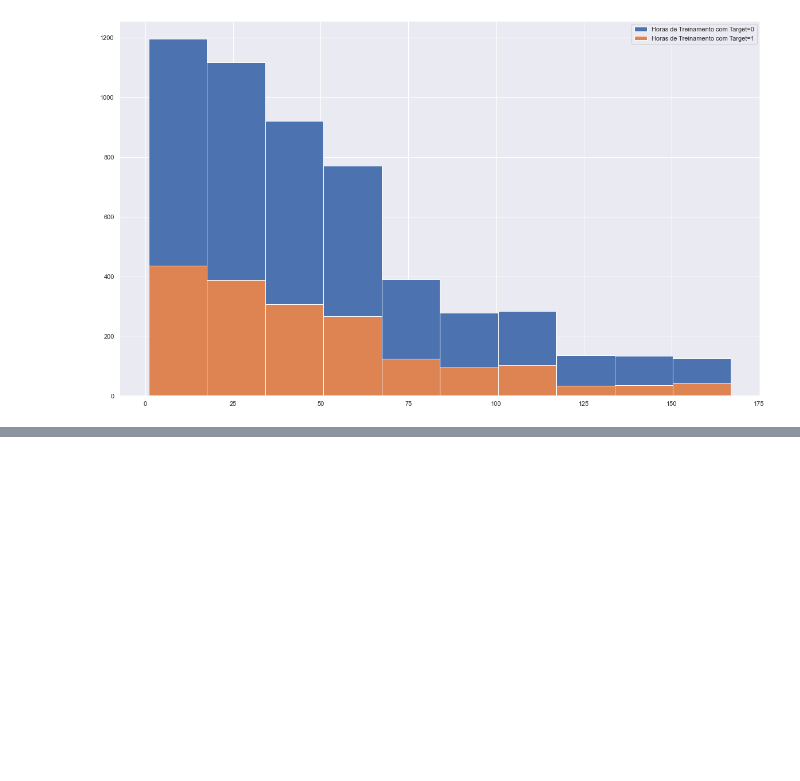
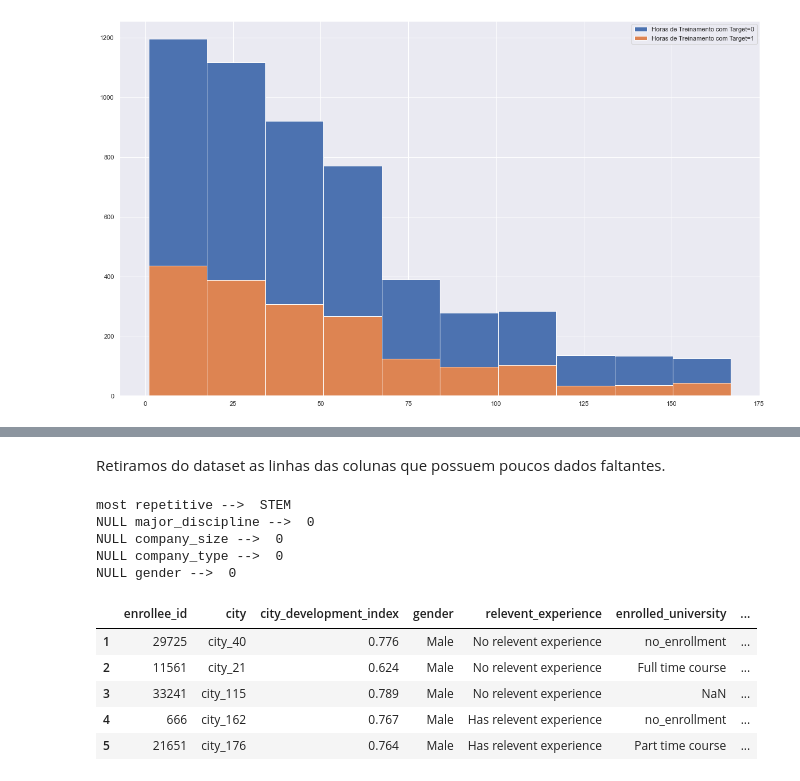
Before and after one commit to lucianogarim/HR-Analytics-Job-Change-of-Data-Scientists, a Jupyter notebook: trabalho.ipynb, the cells around one changed output, grey strips where cells are left out. Saved outputs shown, nothing was run; the diff lists cells and outputs as text; code cells hidden in the pictures; blank space fills up the shorter version.

```diff
--- a/trabalho.ipynb
+++ b/trabalho.ipynb
@@ -97,0 +104,2 @@ ax2.hist(ds[(ds.training_hours) & (ds.target==0)].training_hours)
+# %%
+train_data = pd.concat([train_data,test_data],axis = 0).reset_index(drop = True)
@@ -97,0 +147,45 @@ ax2.hist(ds[(ds.training_hours) & (ds.target==0)].training_hours)
+# %% [markdown]
+Retiramos do dataset as linhas das colunas que possuem poucos dados faltantes.
+# %%
+train_data.dropna(subset=["experience"], inplace=True)
+train_data.dropna(subset=["enrolled_university"], inplace=True)
+train_data.dropna(subset=["last_new_job"], inplace=True)
+train_data.dropna(subset=["education_level"], inplace=True)
+# %%
+#major_discipline
+print("most repetitive --> ",train_data["major_discipline"].value_counts().index[0])
+train_data["major_discipline"].fillna( method ='ffill', limit = 3, inplace = True)
+
+train_data.dropna(subset=["major_discipline"], inplace=True)
+print("NULL major_discipline --> ",train_data["major_discipline"].isnull().sum())
+
+#company_size
+train_data["company_size"].fillna( method ='ffill', limit = 2, inplace = True)
+
+train_data.dropna(subset=["company_size"], inplace=True)
+print("NULL company_size --> ",train_data["company_size"].isnull().sum())
+
+#company_type
+train_data["company_type"].fillna( method ='ffill', limit = 2, inplace = True)
+
+train_data.dropna(subset=["company_type"], inplace=True)
+print("NULL company_type --> ",train_data["company_type"].isnull().sum())
+
+#gender
+train_data["gender"].fillna( method ='ffill', limit = 2, inplace = True)
+
+train_data.dropna(subset=["gender"], inplace=True)
+print("NULL gender --> ",train_data["gender"].isnull().sum())
+train_data.head()
+# %% [output]
+most repetitive -->  STEM
+NULL major_discipline -->  0
+NULL company_size -->  0
+NULL company_type -->  0
+NULL gender -->  0
+|  | enrollee_id | city | city_development_index | gender | relevent_experience | enrolled_university | ... |
+| 1 | 29725 | city_40 | 0.776 | Male | No relevent experience | no_enrollment | ... |
+| 2 | 11561 | city_21 | 0.624 | Male | No relevent experience | Full time course | ... |
+| 3 | 33241 | city_115 | 0.789 | Male | No relevent experience | NaN | ... |
+| 4 | 666 | city_162 | 0.767 | Male | Has relevent experience | no_enrollment | ... |
+| 5 | 21651 | city_176 | 0.764 | Male | Has relevent experience | Part time course | ... |
```
Also changed, not shown: parts of 24 cells of this notebook.
